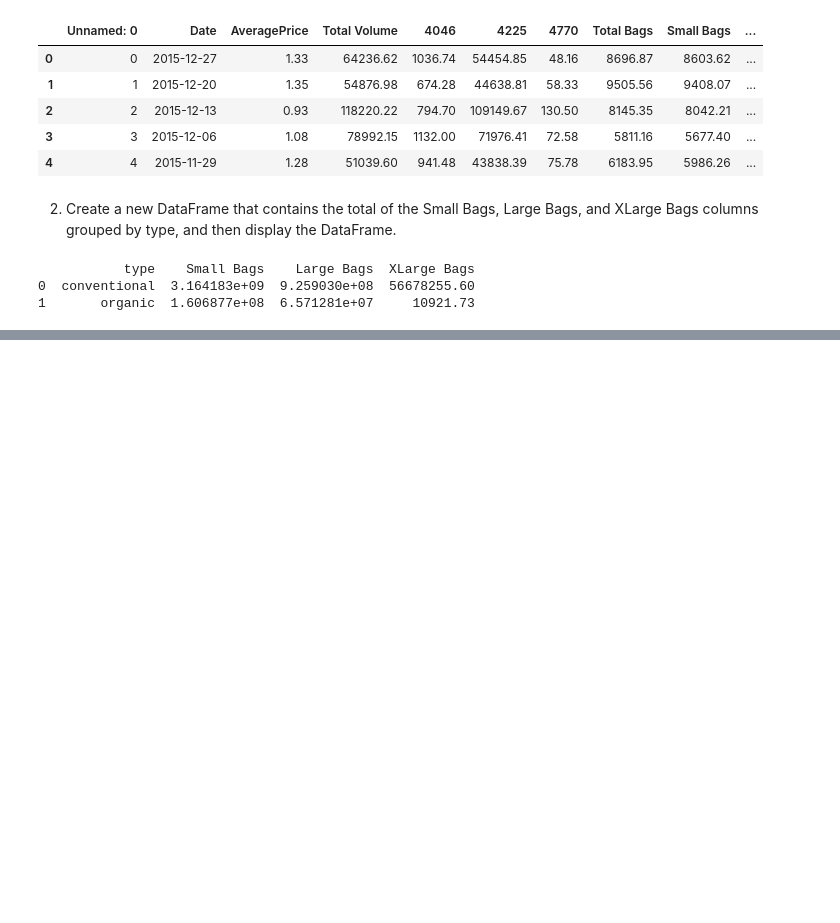
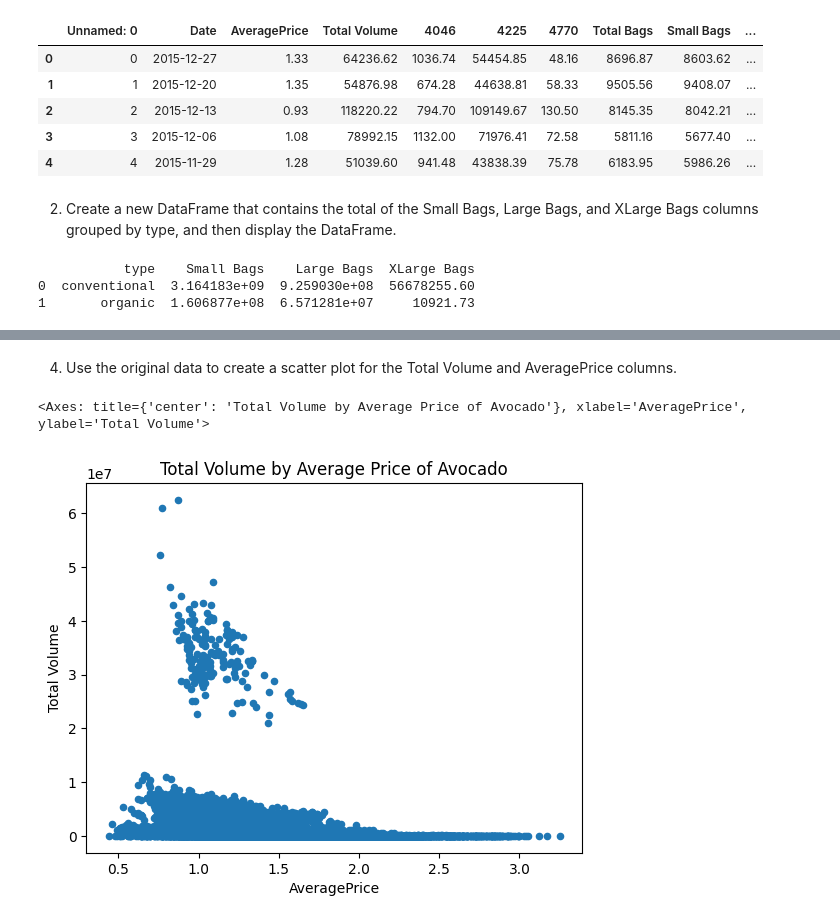
Before and after one commit to zachrousseau/SEC.407.AdvancedPython, a Jupyter notebook: Rousseau.Assignment.06/Rousseau.Assignment.06.Program.05.ipynb, the cells around one changed output, grey strips where cells are left out. Saved outputs shown, nothing was run; the diff lists cells and outputs as text; code cells hidden in the pictures; blank space fills up the shorter version.

```diff
--- a/Rousseau.Assignment.06/Rousseau.Assignment.06.Program.05.ipynb
+++ b/Rousseau.Assignment.06/Rousseau.Assignment.06.Program.05.ipynb
@@ -29,0 +38,7 @@ print(grouped_avocado)
+# %% [markdown]
+4. Use the original data to create a scatter plot for the Total Volume and AveragePrice columns.
+# %%
+avocado_data.plot.scatter(y='Total Volume', x='AveragePrice', title='Total Volume by Average Price of Avocado')
+# %% [output]
+<Axes: title={'center': 'Total Volume by Average Price of Avocado'}, xlabel='AveragePrice', ylabel='Total Volume'>
+[figure, added]
```
Also changed, not shown: parts of 2 cells of this notebook, 1 other file.
